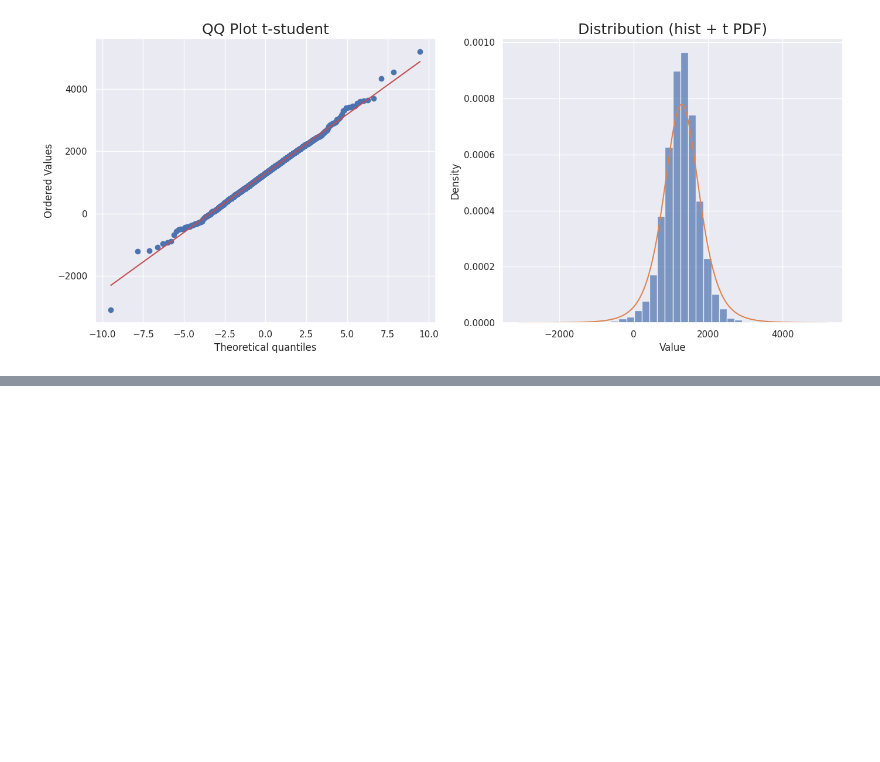
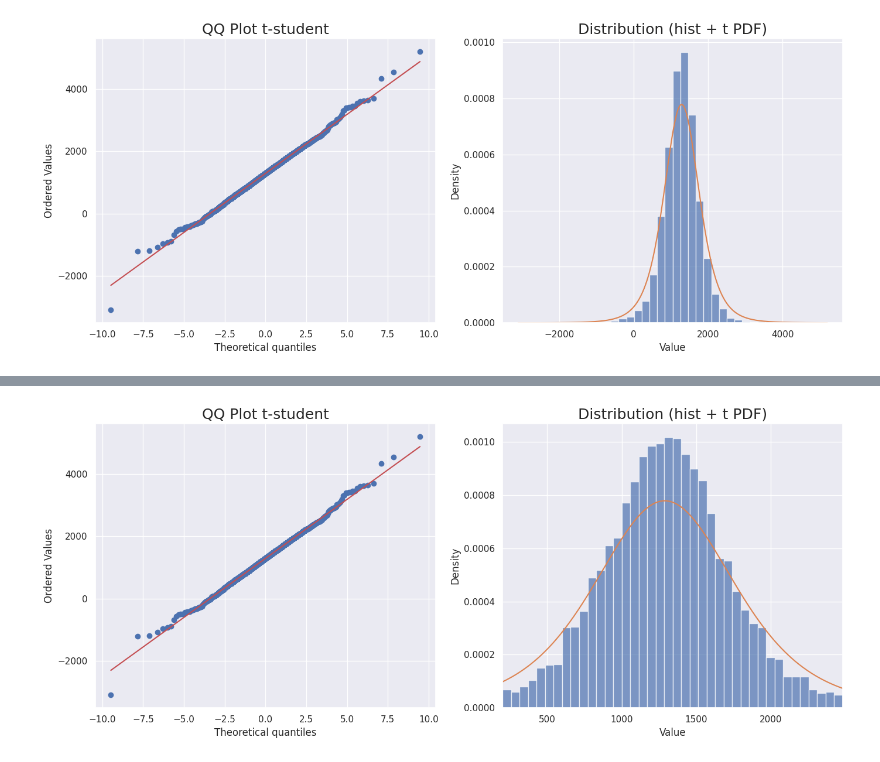
Before and after one commit to Marcin19721205/Timeseries_Data_Processing_Basic, a Jupyter notebook: Section_3_Introduction_to_Time_Series_Completed_.ipynb, the cells around one changed output, grey strips where cells are left out. Saved outputs shown, nothing was run; the diff lists cells and outputs as text; code cells hidden in the pictures; blank space fills up the shorter version.

```diff
--- a/Section_3_Introduction_to_Time_Series_Completed_.ipynb
+++ b/Section_3_Introduction_to_Time_Series_Completed_.ipynb
@@ -369,0 +422,45 @@ plt.show()
+# %%
+import numpy as np                      # arrays + numerics
+import matplotlib.pyplot as plt         # plotting
+import scipy.stats as st                # stats (QQ plot + PDFs)
+
+# ---------- Common x-axis scale + common histogram binning ----------
+cols = ["Gauss", "tStudent", "alfa", "skew"]                                   # columns to compare
+q_low, q_high = 0.01, 0.99                                                     # robust percentiles for common x-range
+all_vals = np.concatenate([df_comp[c].dropna().to_numpy() for c in cols])      # stack all values
+
+x_left = np.quantile(all_vals, q_low)                                          # common left x-limit
+x_right = np.quantile(all_vals, q_high)                                        # common right x-limit
+
+n_bins = 40                                                                     # SAME number of bars as in Gauss
+bin_edges = np.linspace(x_left, x_right, n_bins + 1)                            # SAME bar widths across all plots
+
+# ---------- t-Student plot ----------
+data = df_comp["tStudent"].dropna().to_numpy()                                 # take tStudent column as 1D array (drop NaNs)
+
+fig, axes = plt.subplots(1, 2, figsize=(14, 6))                                # two plots side-by-side
+
+# --- Left: QQ plot vs Student's t distribution ---
+df_t = 5                                                                       # degrees of freedom (must match generation)
+st.probplot(data, dist=st.t, sparams=(df_t,), plot=axes[0])                    # QQ plot against t(df_t)
+axes[0].set_title("QQ Plot t-student", fontsize=18)                            # title
+axes[0].grid(True)                                                             # grid
+
+# --- Right: Distribution plot (Histogram + fitted t PDF) ---
+loc_hat = np.mean(data)                                                        # location estimate
+scale_hat = np.std(data, ddof=1)                                               # scale estimate
+
+axes[1].hist(data, bins=bin_edges, density=True, alpha=0.7)                    # SAME bin edges => SAME bar widths
+x = np.linspace(x_left, x_right, 500)                                          # common x-grid
+axes[1].plot(x, st.t.pdf(x, df=df_t, loc=loc_hat, scale=scale_hat))            # t PDF overlay
+
+axes[1].set_title("Distribution (hist + t PDF)", fontsize=18)                  # title
+axes[1].set_xlabel("Value")                                                    # x-axis label
+axes[1].set_ylabel("Density")                                                  # y-axis label
+axes[1].grid(True)                                                             # grid
+axes[1].set_xlim(x_left, x_right)                                              # common x-limits
+
+plt.tight_layout()
+plt.show()
+# %% [output]
+[figure, added]
```
Also changed, not shown: parts of 6 cells of this notebook.
